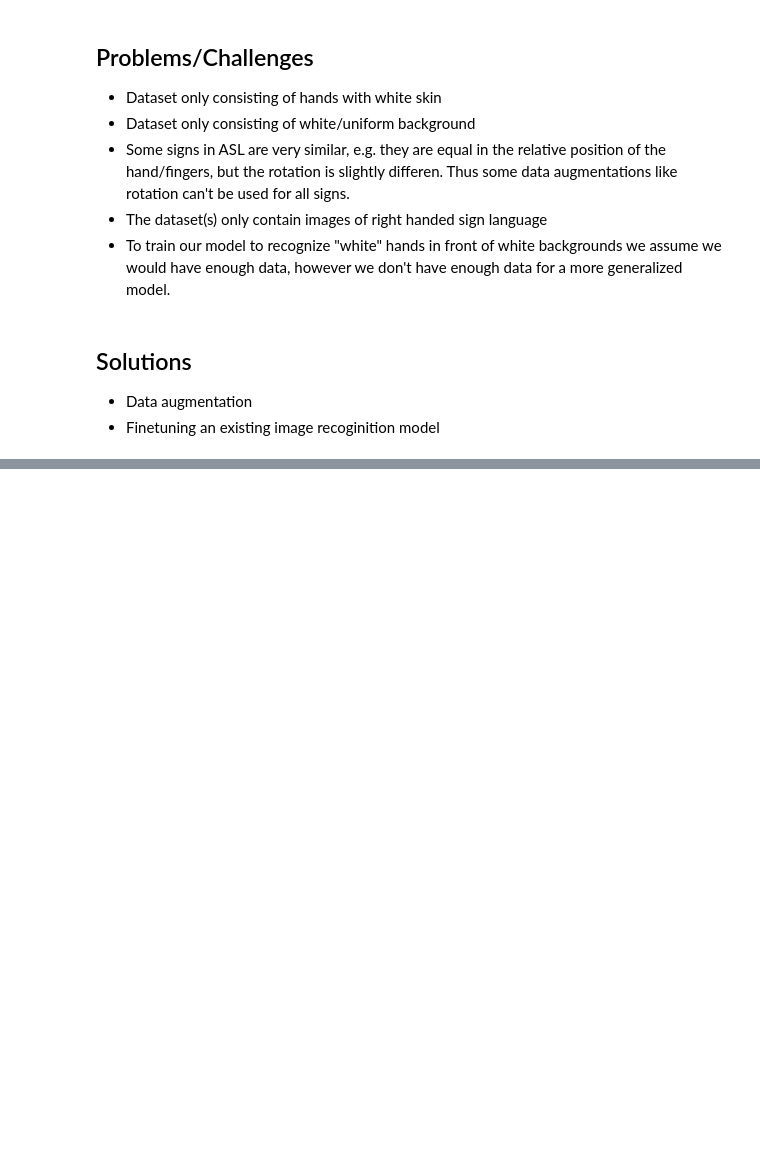
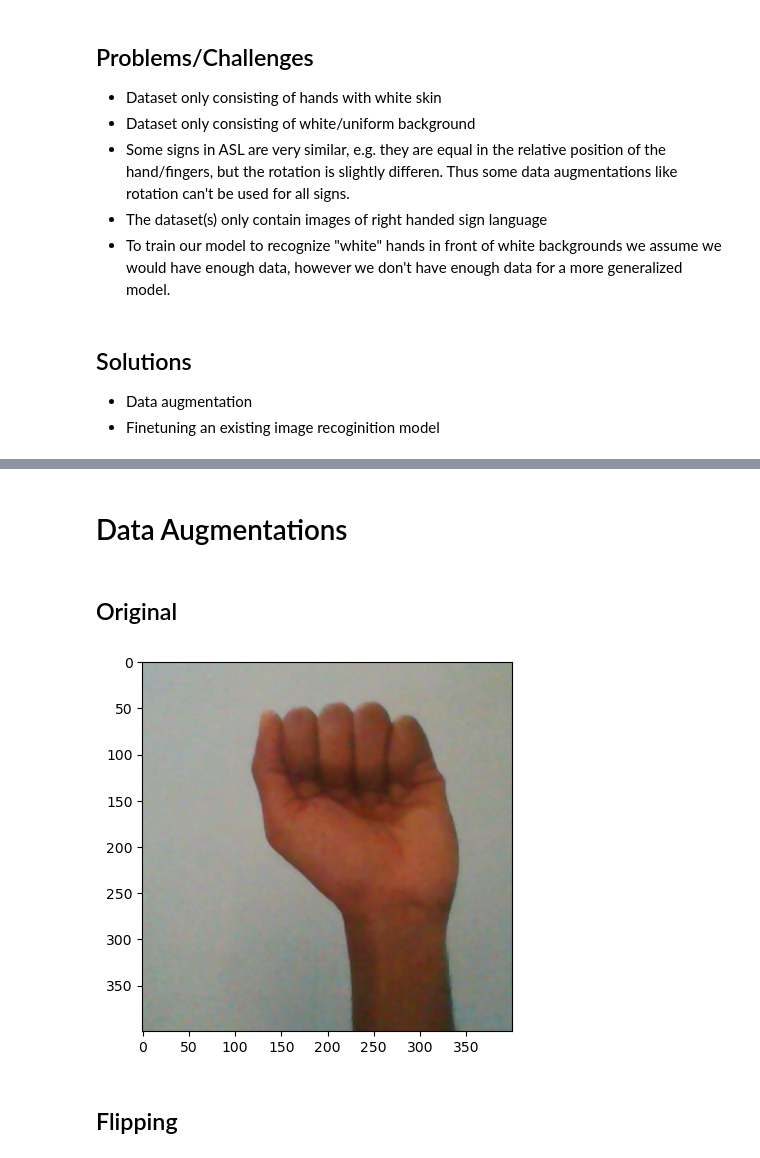
Before and after one commit to V8-Luky/dspro2, a Jupyter notebook: experiments/preprocessing-experiments.ipynb, the cells around one changed output, grey strips where cells are left out. Drawn from its saved outputs; the diff is of its cells as text; code cells hidden in the pictures; blank space fills up the shorter version.

```diff
--- a/experiments/preprocessing-experiments.ipynb
+++ b/experiments/preprocessing-experiments.ipynb
@@ -92,0 +99,4 @@ OpenPose: https://cmu-perceptual-computing-lab.github.io/openpose/web/html/doc/m
+# %%
+path = r"/exchange/dspro2/silent-speech/"
+# %%
+dataset_path = path + r"ASL_Dataset"
@@ -92,0 +107,17 @@ OpenPose: https://cmu-perceptual-computing-lab.github.io/openpose/web/html/doc/m
+# %%
+img = cv.imread(dataset_path + r"/Train/A/10.jpg")
+img = cv.cvtColor(img, cv.COLOR_BGR2RGB)
+# %%
+def show_image(image, cmap = "gray"):
+    fig, axes = plt.subplots((1))
+    axes.imshow(image, cmap=cmap)
+# %% [markdown]
+# Data Augmentations
+# %% [markdown]
+## Original
+# %%
+show_image(img)
+# %% [output]
+[figure, added]
+# %% [markdown]
+## Flipping
```
Also changed, not shown: parts of 18 cells of this notebook.
